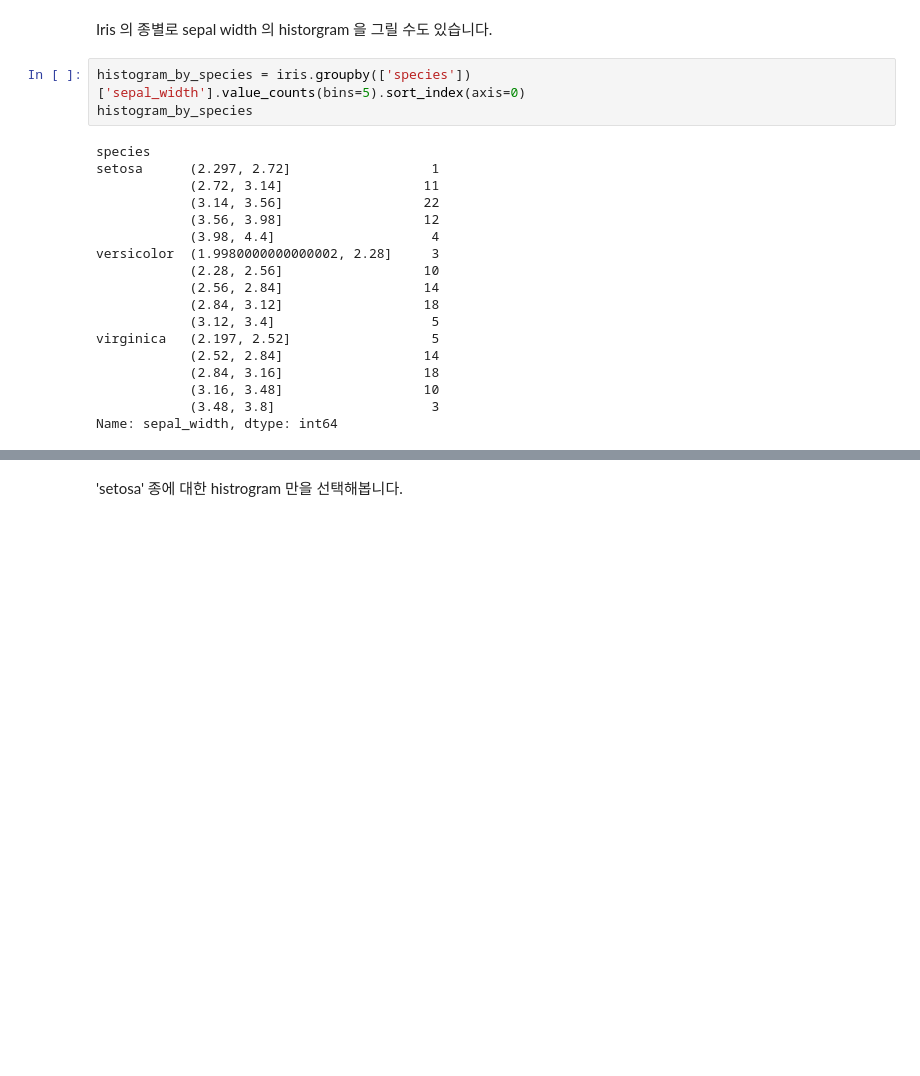
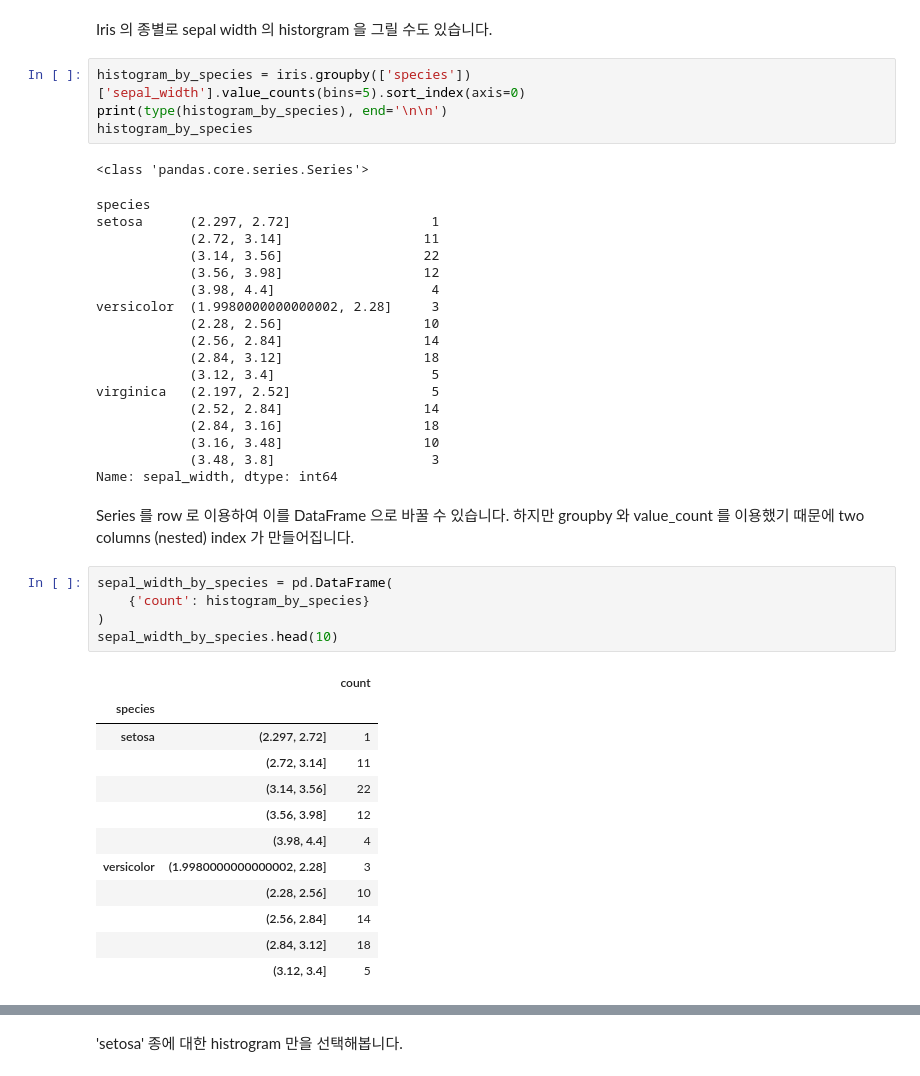
Before and after one commit to lovit/python_ml_intro, a Jupyter notebook: 01_python_basic/pandas_introduction.ipynb, the cells around one changed output, grey strips where cells are left out. Saved outputs shown, nothing was run; the diff lists cells and outputs as text; blank space fills up the shorter version.

```diff
--- a/01_python_basic/pandas_introduction.ipynb
+++ b/01_python_basic/pandas_introduction.ipynb
@@ -509,22 +556,44 @@ iris.groupby(['species']).mean()
 Iris 의 종별로 sepal width 의 historgram 을 그릴 수도 있습니다.
 # %%
 histogram_by_species = iris.groupby(['species'])['sepal_width'].value_counts(bins=5).sort_index(axis=0)
+print(type(histogram_by_species), end='\n\n')
 histogram_by_species
 # %% [output]
-species
-setosa      (2.297, 2.72]                  1
-            (2.72, 3.14]                  11
-            (3.14, 3.56]                  22
-            (3.56, 3.98]                  12
-            (3.98, 4.4]                    4
-versicolor  (1.9980000000000002, 2.28]     3
-            (2.28, 2.56]                  10
-            (2.56, 2.84]                  14
-            (2.84, 3.12]                  18
-            (3.12, 3.4]                    5
-virginica   (2.197, 2.52]                  5
-            (2.52, 2.84]                  14
-            (2.84, 3.16]                  18
-            (3.16, 3.48]                  10
-            (3.48, 3.8]                    3
-Name: sepal_width, dtype: int64
+<class 'pandas.core.series.Series'>
+species
+setosa      (2.297, 2.72]                  1
+            (2.72, 3.14]                  11
+            (3.14, 3.56]                  22
+            (3.56, 3.98]                  12
+            (3.98, 4.4]                    4
+versicolor  (1.9980000000000002, 2.28]     3
+            (2.28, 2.56]                  10
+            (2.56, 2.84]                  14
+            (2.84, 3.12]                  18
+            (3.12, 3.4]                    5
+virginica   (2.197, 2.52]                  5
+            (2.52, 2.84]                  14
+            (2.84, 3.16]                  18
+            (3.16, 3.48]                  10
+            (3.48, 3.8]                    3
+Name: sepal_width, dtype: int64
+# %% [markdown]
+Series 를 row 로 이용하여 이를 DataFrame 으로 바꿀 수 있습니다. 하지만 groupby 와 value_count 를 이용했기 때문에 two columns (nested) index 가 만들어집니다.
+# %%
+sepal_width_by_species = pd.DataFrame(
+    {'count': histogram_by_species}
+)
+sepal_width_by_species.head(10)
+# %% [output]
+|  |  | count |
+| species |  |  |
+| setosa | (2.297, 2.72] | 1 |
+|  | (2.72, 3.14] | 11 |
+|  | (3.14, 3.56] | 22 |
+|  | (3.56, 3.98] | 12 |
+|  | (3.98, 4.4] | 4 |
+| versicolor | (1.9980000000000002, 2.28] | 3 |
+|  | (2.28, 2.56] | 10 |
+|  | (2.56, 2.84] | 14 |
+|  | (2.84, 3.12] | 18 |
+|  | (3.12, 3.4] | 5 |
```
Also changed, not shown: parts of 18 cells of this notebook.
